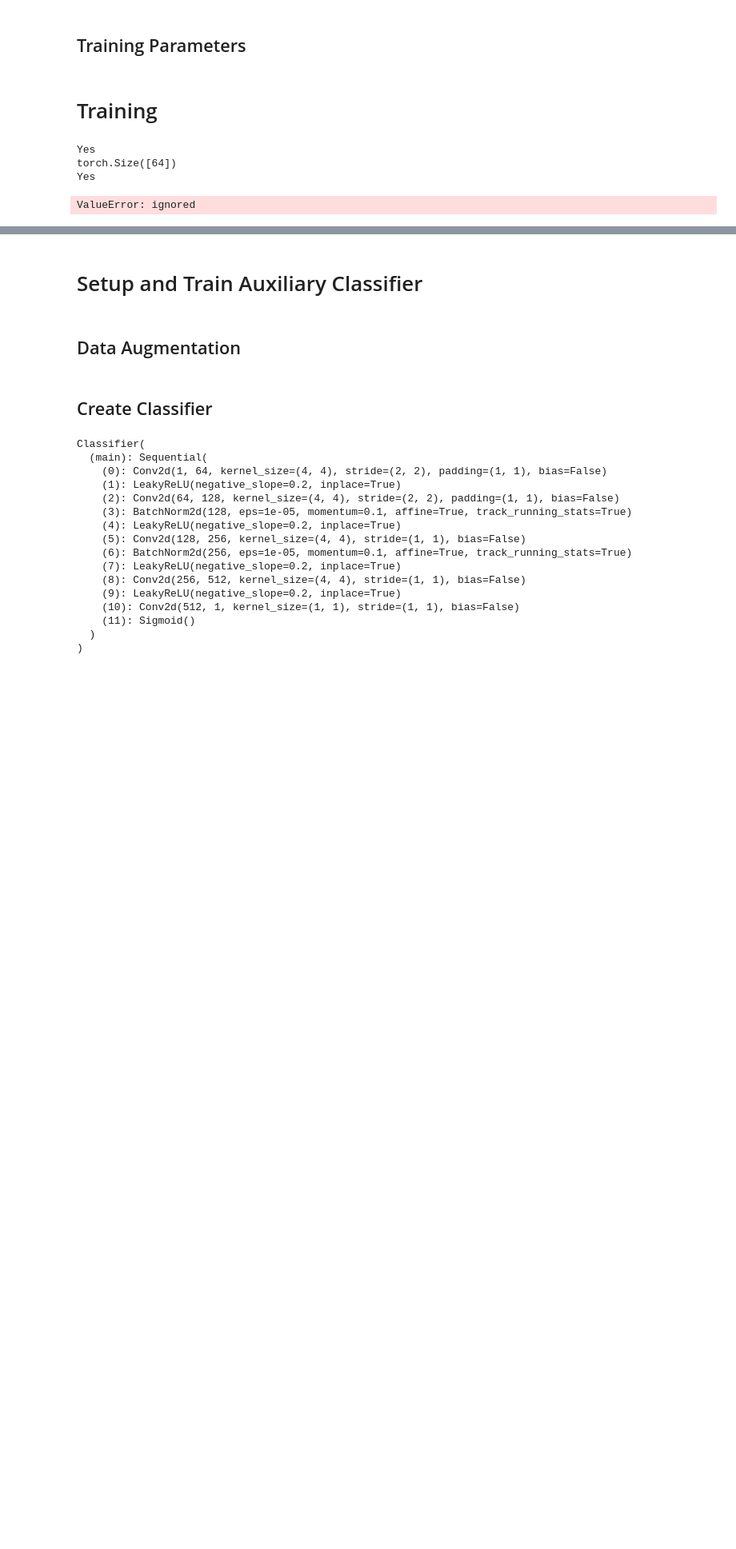
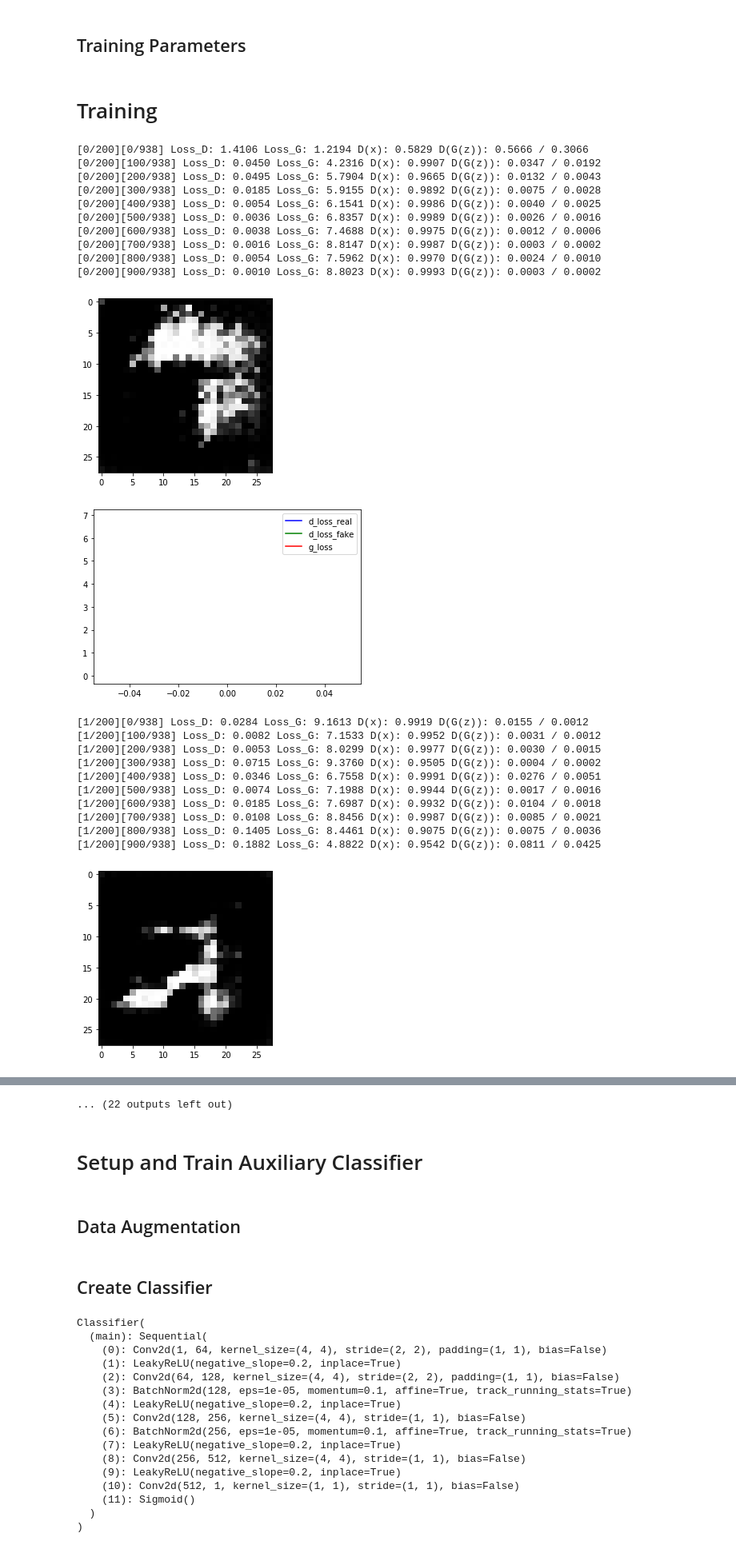
Before and after one commit to amitrege/notebooks, a Jupyter notebook: GAN-Test.ipynb, the cells around one changed output, grey strips where cells are left out. Shown: that part at 80% size. Drawn from its saved outputs; the diff is of its cells as text; code cells hidden in the pictures; blank space fills up the shorter version.

```diff
--- a/GAN-Test.ipynb
+++ b/GAN-Test.ipynb
@@ -153,20 +150,15 @@ class Discriminator(nn.Module):
             nn.BatchNorm2d(ndf * 4),
             nn.LeakyReLU(0.2, inplace=True),
             # state size. (ndf*4) x 4 x 4
-            nn.Conv2d(ndf * 4, ndf * 8, 4, 1, 0, bias=False),
-            #nn.BatchNorm2d(ndf * 8),
-            nn.LeakyReLU(0.2, inplace=True),
-            # state size. (ndf*8) x 1 x 1
-            nn.Conv2d(ndf * 8, 1, 1, 1, 0, bias=False),
+            nn.Conv2d(ndf * 4, 1, 4, 1, 0, bias=False),
+
             nn.Sigmoid()
         )
 
     def forward(self, input):
         if input.is_cuda and self.ngpu > 1:
-            print("No")
             output = nn.parallel.data_parallel(self.main, input, range(self.ngpu))
         else:
-            print("Yes")
             output = self.main(input)
 
         return output.view(-1, 1).squeeze(1)
@@ -233,10 +192,19 @@ fake_label = 0
 # setup optimizer
 optimizerD = optim.Adam(netD.parameters(), lr=lr, betas=(0.9, 0.999))
 optimizerG = optim.Adam(netG.parameters(), lr=lr, betas=(0.9, 0.999))
+
+def denorm(x):
+    out = (x + 1) / 2
+    return out.clamp(0, 1)
 # %% [markdown]
 # Training
 # %%
+g_loss_list = []
+epoch_list = []
+d_loss_real_list = []
+d_loss_fake_list = []
 for epoch in range(niter):
+    epoch_list.append(epoch)
     for i, data in enumerate(dataloader, 0):
         ############################
         # (1) Update D network: maximize log(D(x)) + log(1 - D(G(z)))
@@ -248,6 +216,10 @@ for epoch in range(niter):
         label = torch.full((batch_size,), real_label, device=device)
         output = netD(real_img)
         errD_real = criterion(output, label)
+
+        if i == len(dataloader) - 1:
+          d_loss_real_list.append(errD_real)
+
         errD_real.backward()
         D_x = output.mean().item()
 
@@ -255,37 +227,78 @@ for epoch in range(niter):
         noise = torch.randn(batch_size, nz, 1, 1, device=device)
         noise = noise.view(batch_size, nz, 1, -1)
         fake = netG(noise)
-        print(output.shape)
 
         label.fill_(fake_label)
         output = netD(fake.detach())
         errD_fake = criterion(output, label)
         errD_fake.backward()
+
+        if i == len(dataloader) - 1:
+          d_loss_fake_list.append(errD_fake)
+
         D_G_z1 = output.mean().item()
         errD = errD_real + errD_fake
         optimizerD.step()
 
         ############################
         # (2) Update G network: maximize log(D(G(z)))
         ###########################
         netG.zero_grad()
         label.fill_(real_label)  # fake labels are real for generator cost
         output = netD(fake)
         errG = criterion(output, label)
         errG.backward()
+
+        if i == len(dataloader) - 1:
+          g_loss_list.append(errG)
+
         D_G_z2 = output.mean().item()
         optimizerG.step()
 
-        print('[%d/%d][%d/%d] Loss_D: %.4f Loss_G: %.4f D(x): %.4f D(G(z)): %.4f / %.4f'
-              % (epoch, opt.niter, i, len(dataloader),
+        if i % 100 == 0:
+            print('[%d/%d][%d/%d] Loss_D: %.4f Loss_G: %.4f D(x): %.4f D(G(z)): %.4f / %.4f'
+              % (epoch, niter, i, len(dataloader),
                  errD.item(), errG.item(), D_x, D_G_z1, D_G_z2))
+
+    # Draw Sampled Images
+    fake_images_clone = fake.clone()
+    im = denorm(fake_images_clone[0]).cpu().detach().numpy()
+    im = (im * 255).astype(np.uint8)
+    im = im.reshape((28, 28))
+    imgplot = plt.imshow(im, cmap='gray')
+    plt.show()
+
+    plt.plot(epoch_list, d_loss_real_list, 'b-', label = 'd_loss_real')
+    plt.plot(epoch_list, d_loss_fake_list, 'g-', label = 'd_loss_fake')
+    plt.plot(epoch_list, g_loss_list, 'r-', label = 'g_loss')
+    plt.legend()
+    plt.show()
 
 
     # do checkpointing
     #torch.save(netG.state_dict(), '%s/netG_epoch_%d.pth' % (opt.outf, epoch))
     #torch.save(netD.state_dict(), '%s/netD_epoch_%d.pth' % (opt.outf, epoch))
 # %% [output]
-Yes
-torch.Size([64])
-Yes
+[0/200][0/938] Loss_D: 1.4106 Loss_G: 1.2194 D(x): 0.5829 D(G(z)): 0.5666 / 0.3066
+[0/200][100/938] Loss_D: 0.0450 Loss_G: 4.2316 D(x): 0.9907 D(G(z)): 0.0347 / 0.0192
+[0/200][200/938] Loss_D: 0.0495 Loss_G: 5.7904 D(x): 0.9665 D(G(z)): 0.0132 / 0.0043
+[0/200][300/938] Loss_D: 0.0185 Loss_G: 5.9155 D(x): 0.9892 D(G(z)): 0.0075 / 0.0028
+[0/200][400/938] Loss_D: 0.0054 Loss_G: 6.1541 D(x): 0.9986 D(G(z)): 0.0040 / 0.0025
+[0/200][500/938] Loss_D: 0.0036 Loss_G: 6.8357 D(x): 0.9989 D(G(z)): 0.0026 / 0.0016
+[0/200][600/938] Loss_D: 0.0038 Loss_G: 7.4688 D(x): 0.9975 D(G(z)): 0.0012 / 0.0006
+[0/200][700/938] Loss_D: 0.0016 Loss_G: 8.8147 D(x): 0.9987 D(G(z)): 0.0003 / 0.0002
+[0/200][800/938] Loss_D: 0.0054 Loss_G: 7.5962 D(x): 0.9970 D(G(z)): 0.0024 / 0.0010
+[0/200][900/938] Loss_D: 0.0010 Loss_G: 8.8023 D(x): 0.9993 D(G(z)): 0.0003 / 0.0002
+[figure, added]
+[figure, added]
-ValueError: ignored
+[1/200][0/938] Loss_D: 0.0284 Loss_G: 9.1613 D(x): 0.9919 D(G(z)): 0.0155 / 0.0012
+[1/200][100/938] Loss_D: 0.0082 Loss_G: 7.1533 D(x): 0.9952 D(G(z)): 0.0031 / 0.0012
+[1/200][200/938] Loss_D: 0.0053 Loss_G: 8.0299 D(x): 0.9977 D(G(z)): 0.0030 / 0.0015
+[1/200][300/938] Loss_D: 0.0715 Loss_G: 9.3760 D(x): 0.9505 D(G(z)): 0.0004 / 0.0002
+[1/200][400/938] Loss_D: 0.0346 Loss_G: 6.7558 D(x): 0.9991 D(G(z)): 0.0276 / 0.0051
+[1/200][500/938] Loss_D: 0.0074 Loss_G: 7.1988 D(x): 0.9944 D(G(z)): 0.0017 / 0.0016
+[1/200][600/938] Loss_D: 0.0185 Loss_G: 7.6987 D(x): 0.9932 D(G(z)): 0.0104 / 0.0018
+[1/200][700/938] Loss_D: 0.0108 Loss_G: 8.8456 D(x): 0.9987 D(G(z)): 0.0085 / 0.0021
+[1/200][800/938] Loss_D: 0.1405 Loss_G: 8.4461 D(x): 0.9075 D(G(z)): 0.0075 / 0.0036
+[1/200][900/938] Loss_D: 0.1882 Loss_G: 4.8822 D(x): 0.9542 D(G(z)): 0.0811 / 0.0425
+[figure, added]
@@ -292,3 +330,4 @@ ValueError: ignored
+... (22 outputs left out)
 # %% [markdown]
 # Setup and Train Auxiliary Classifier
 # %% [markdown]
```
Also changed, not shown: parts of 4 cells of this notebook.
